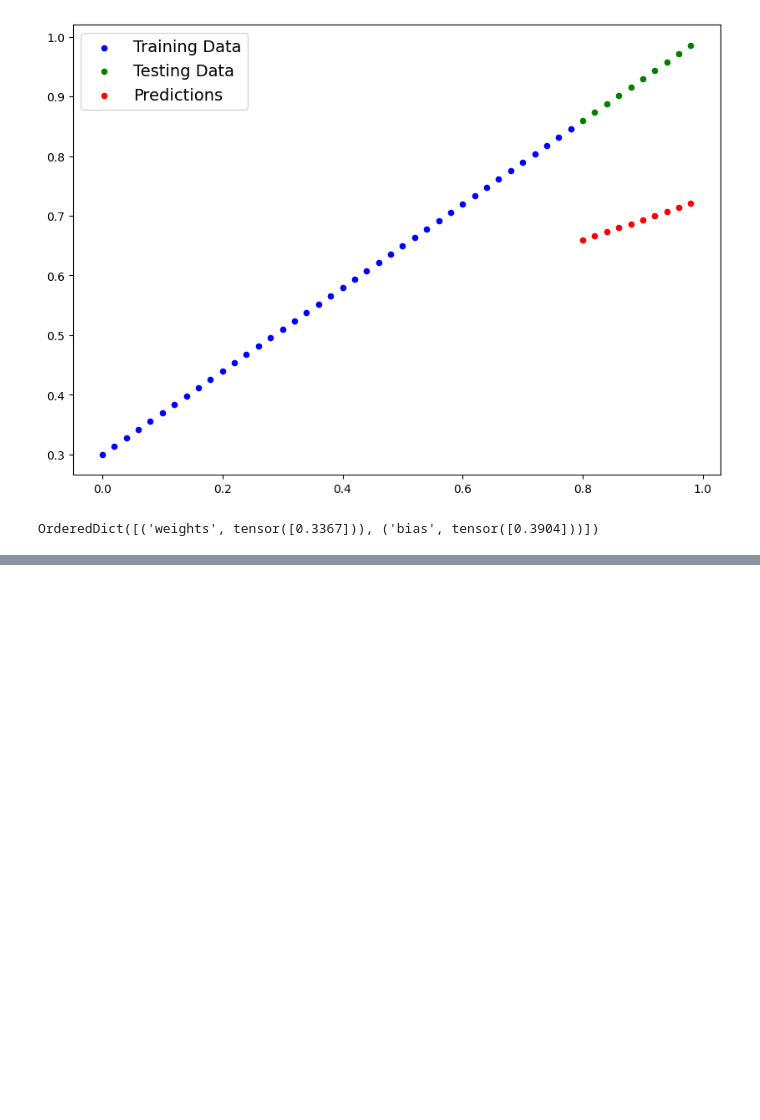
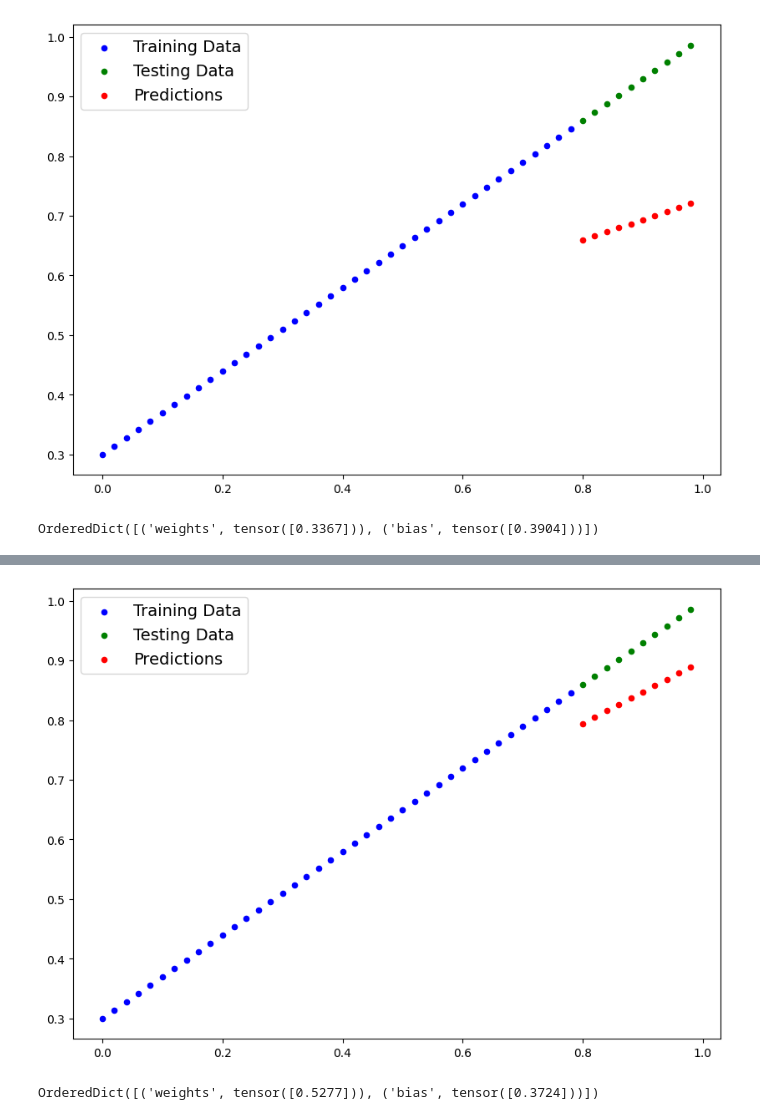
Before and after one commit to S4nfs/Algolisa, a Jupyter notebook: ML/WithPython/2_Model_Building&Training.ipynb, the cells around one changed output, grey strips where cells are left out. Cells and saved outputs as stored; diff of their text form; code cells hidden in the pictures; blank space fills up the shorter version.

```diff
--- a/ML/WithPython/2_Model_Building&Training.ipynb
+++ b/ML/WithPython/2_Model_Building&Training.ipynb
@@ -246,7 +246,9 @@ with torch.inference_mode():
     list(model_0.parameters())
 
 model_0.parameters()
-epochs = 1
+
+torch.manual_seed(42)
+epochs = 100
 
 ### Training loop
 # 1. Loop through the data
@@ -259,15 +261,23 @@ for epoch in range(epochs):
 
     # 3. Calculate the loss
     loss = loss_fn(y_pred, y_train)
-
+    print(f"Loss: , {loss}")
     # 4. Optimizer zero-grad
     optimizer.zero_grad()
 
-    # 5. Perform backpropagation on the loss with respect to the parameters of the model
+    # 5. Perform **backpropagation** on the loss with respect to the parameters of the model
     loss.backward()
 
-    # 6.Step the optimizer (perform gradient descent)
+    # 6.Step the optimizer (perform **gradient descent**)
     optimizer.step() # by default the optimizer changes will accumulate the loop so we have to zero them in step:4 for the iteration of the loop
 
     # Testing
-    model_0.eval() # turns off gradient tracking
+    model_0.eval() # truns off different settings in the model not needed for evaluation/testing (dropout/batch_norm_layers)
+
+    with torch.inference_mode(): # turns off gradient tracking
+        # 1. Forward Pass
+        test_pred = model_0(X_test)
+        # 2. Calculate the loss
+        test_loss = loss_fn(test_pred, y_test)
+    if epoch % 10 == 0:
+        print(f"Epoch: {epoch} | Loss: {loss} | Test Loss: {test_loss}")
@@ -273,0 +309,8 @@ for epoch in range(epochs):
+# %%
+plot_prediction(predictions=y_preds_new) #new predictions
+# %% [output]
+[figure, added]
+# %%
+model_0.state_dict() # true values are weight 0.7, bias, 0.3
+# %% [output]
+OrderedDict([('weights', tensor([0.5277])), ('bias', tensor([0.3724]))])
```
Also changed, not shown: parts of 6 cells of this notebook.
